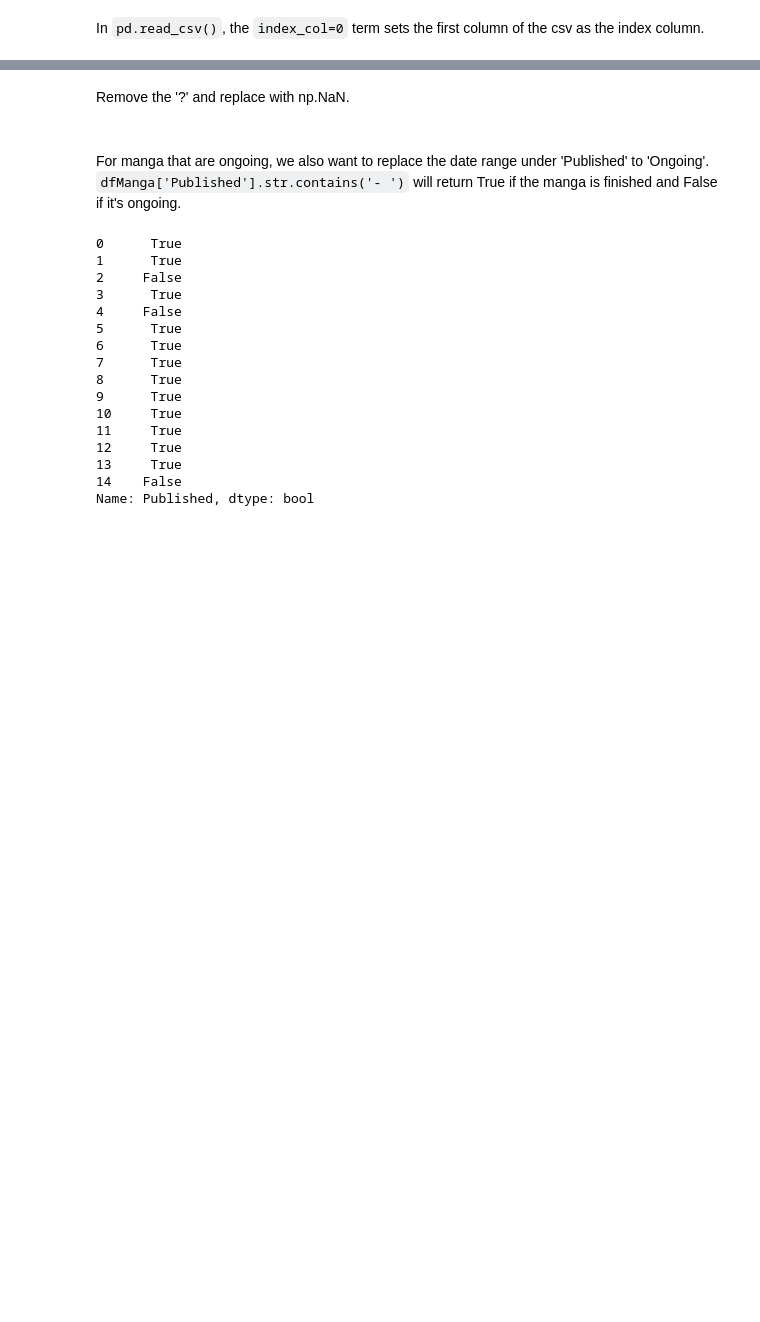
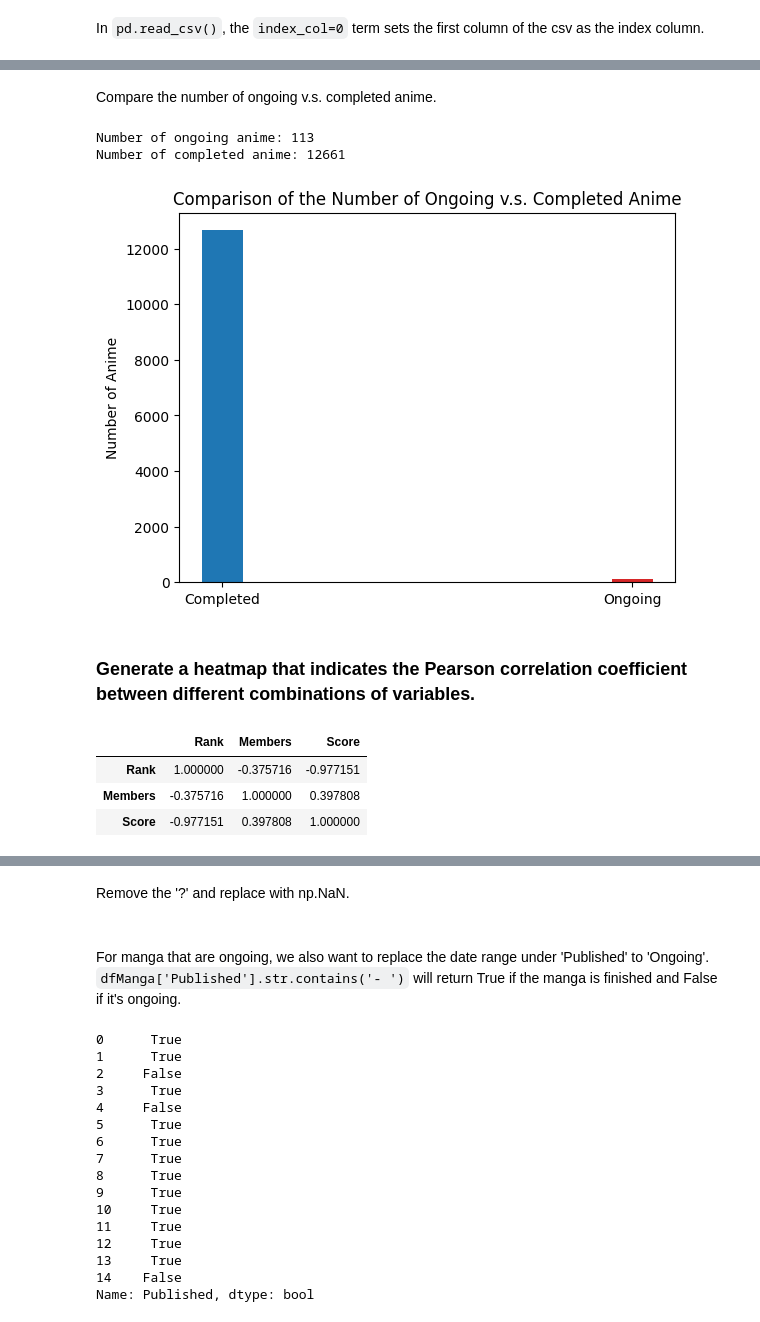
Before and after one commit to NicoMok/Personal-Projects, a Jupyter notebook: Anime and Manga Data Analytics/Anime_Manga_Data_Analysis_Dashboard.ipynb, the cells around one changed output, grey strips where cells are left out. Cells and saved outputs as stored; diff of their text form; code cells hidden in the pictures; blank space fills up the shorter version.

```diff
--- a/Anime and Manga Data Analytics/Anime_Manga_Data_Analysis_Dashboard.ipynb
+++ b/Anime and Manga Data Analytics/Anime_Manga_Data_Analysis_Dashboard.ipynb
@@ -37,7 +61,7 @@ cursor = connection.cursor()
 # %% [markdown]
 In <code>pd.read_csv()</code>, the <code>index_col=0</code> term sets the first column of the csv as the index column.
 # %%
-pathMN = r'C:\Users\nicco\OneDrive\Desktop\IBM Data Science Certificate\Personal_Projects\Animetrics_Project\MAL-manga.csv'
-dfManga = pd.read_csv(pathMN, index_col=0)
-dfManga.head(15)
+pathAN = r'C:\Users\User\OneDrive\Desktop\Personal_Projects\Animetrics_Project\MAL-anime.csv'
+dfAnime = pd.read_csv(pathAN, index_col=0)
+dfAnime.head(15)
 # %% [output]
@@ -59,0 +111,5 @@ dfManga.head(15)
+# %%
+dfAnime.drop(['page_url','image_url'], axis=1, inplace=True)
+# .drop([list], axis=1, inplace=True): [list] contains a list of column labels or indices we want
+# to remove.
+# axis=1 means we're removing columns, axis=0 means we're removing rows.
@@ -59,0 +120,3 @@ dfManga.head(15)
+# %%
+ongoing = dfAnime[~dfAnime['Aired'].str.contains(r'[a-zA-Z\s]+[-]+[a-zA-Z0-9\s]')]
+ongoing.head(10)
@@ -59,0 +162,39 @@ dfManga.head(15)
+# %% [markdown]
+Compare the number of ongoing v.s. completed anime.
+# %%
+complete = dfAnime[dfAnime['Aired'].str.contains(r'[a-zA-Z\s]+[-]+[a-zA-Z0-9\s]')]
+# .str: Pandas string method. We use this to access string methods within the pandas library.
+# .str.contains(REGEXP): returns 1 if a row in the dataframe contains the string REGEXP. Regular
+# expressions can be used here without calling out the 're' library.
+#
+# dfAnime[dfAnime['Aired'].str.contains(...)] returns the rows that where .str.contains(REGEXP)
+# statement returns 1
+print(f'Number of ongoing anime: {ongoing.shape[0]}')
+print(f'Number of completed anime: {complete.shape[0]}')
+# %% [output]
+Number of ongoing anime: 113
+Number of completed anime: 12661
+# %%
+fig, ax = plt.subplots()
+bar_labels = ['Completed', 'Ongoing']
+bar_colors = ['tab:blue', 'tab:red']
+
+ax.bar(['Completed', 'Ongoing'], [complete.shape[0], ongoing.shape[0]], width=0.1, label=bar_labels, color=bar_colors)
+
+ax.set_ylabel('Number of Anime')
+ax.set_title('Comparison of the Number of Ongoing v.s. Completed Anime')
+
+plt.show()
+# %% [output]
+[figure, added]
+# %% [markdown]
+### Generate a heatmap that indicates the Pearson correlation coefficient between different combinations of variables.
+# %%
+dfAnime.corr(method='pearson', numeric_only=True)
+# Numeric_only=True: means that only numeric columns will be displayed. numeric_only=False will
+# result in an error - you can't determine correlations for columns that contain strings.
+# %% [output]
+|  | Rank | Members | Score |
+| Rank | 1.000000 | -0.375716 | -0.977151 |
+| Members | -0.375716 | 1.000000 | 0.397808 |
+| Score | -0.977151 | 0.397808 | 1.000000 |
```
Also changed, not shown: parts of 91 cells of this notebook.
